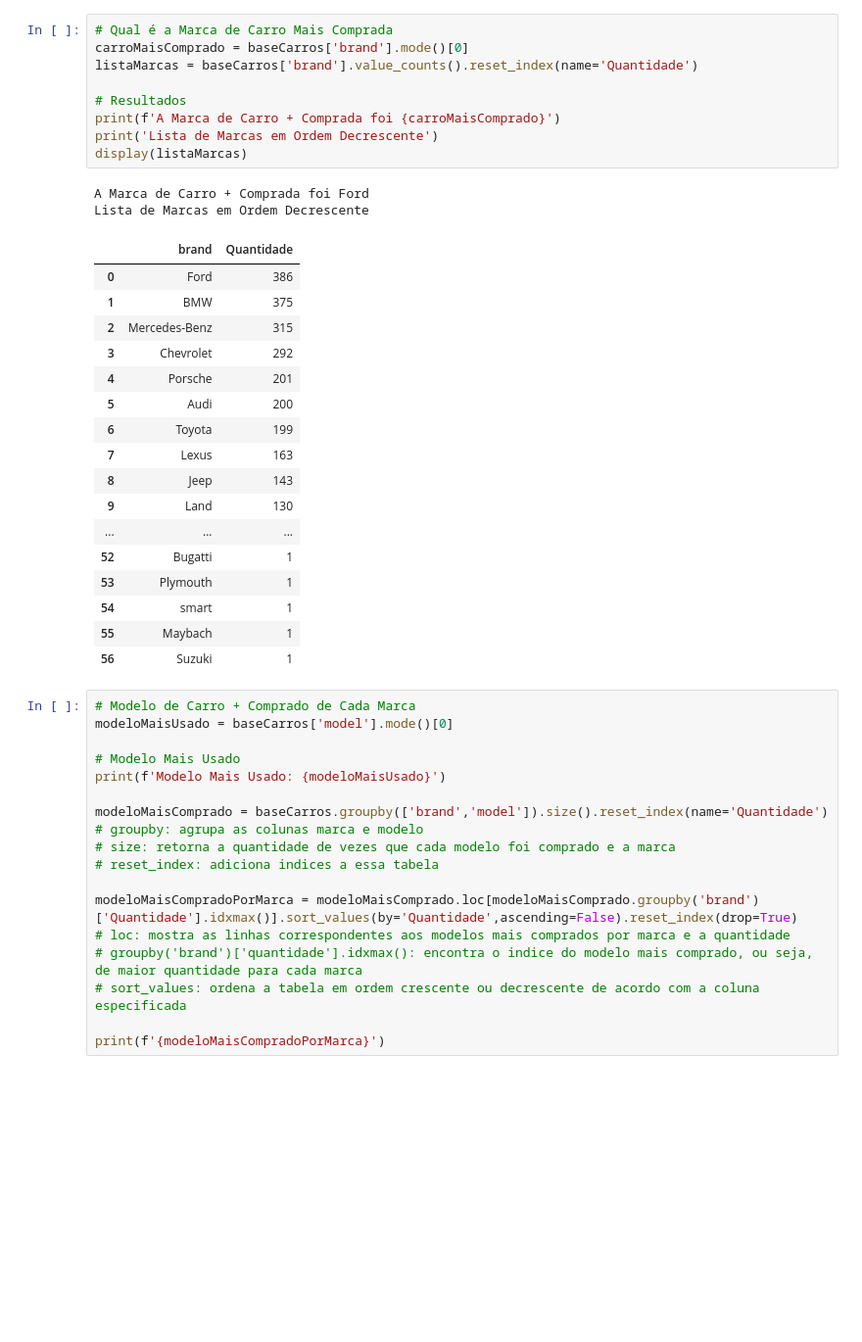
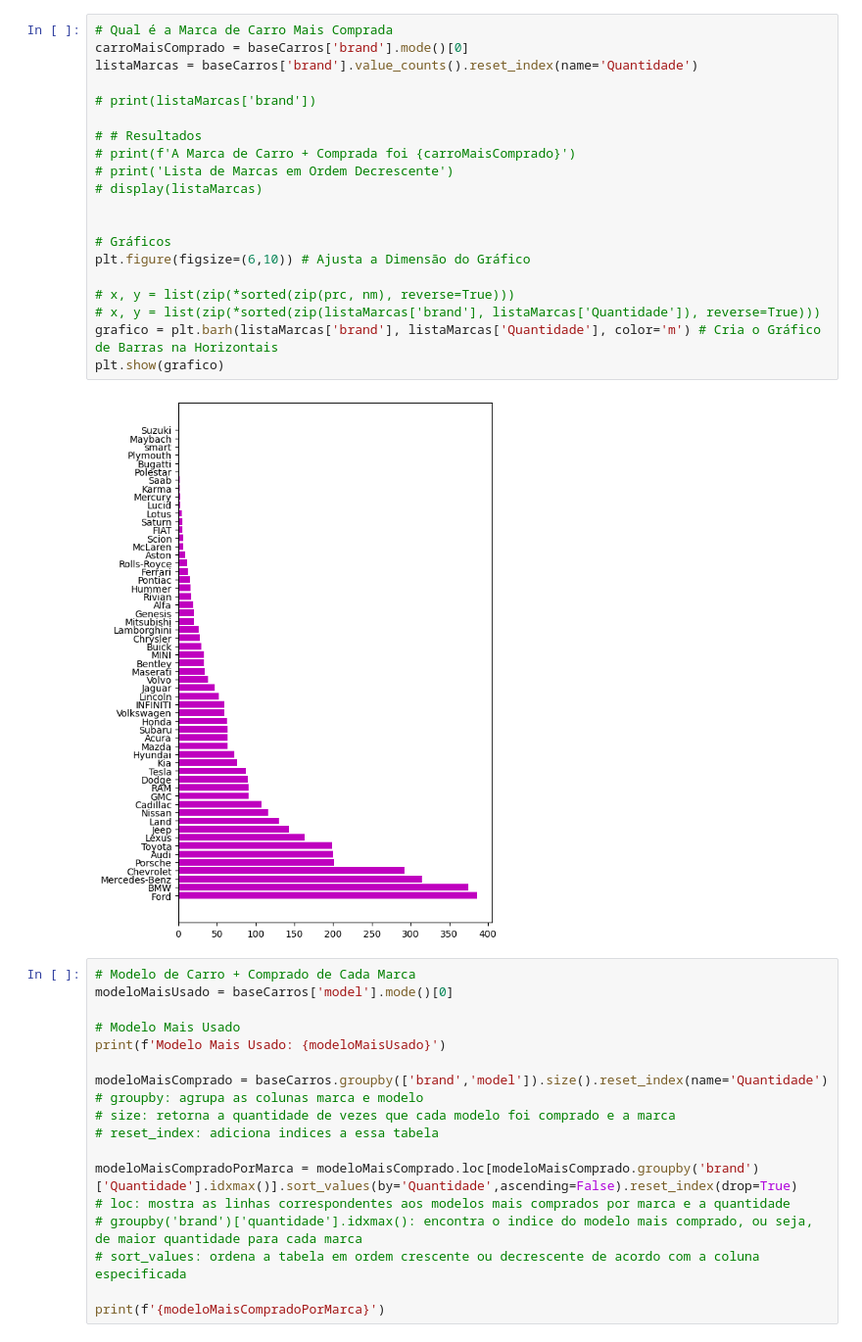
Before and after one commit to GitAlvaro-student/Analise_de_Dados_Carros, a Jupyter notebook: script-python/Carros.ipynb, the cells around one changed output. Shown at 98% size. Drawn from its saved outputs; the diff is of its cells as text; blank space fills up the shorter version.

Commit message:
Colocando Gráficos com Matplotlib

```diff
--- a/script-python/Carros.ipynb
+++ b/script-python/Carros.ipynb
@@ -28,32 +29,25 @@ display(baseCarros)
 # %%
 # Qual é a Marca de Carro Mais Comprada
 carroMaisComprado = baseCarros['brand'].mode()[0]
 listaMarcas = baseCarros['brand'].value_counts().reset_index(name='Quantidade')
 
-# Resultados
-print(f'A Marca de Carro + Comprada foi {carroMaisComprado}')
-print('Lista de Marcas em Ordem Decrescente')
-display(listaMarcas)
+# print(listaMarcas['brand'])
+
+# # Resultados
+# print(f'A Marca de Carro + Comprada foi {carroMaisComprado}')
+# print('Lista de Marcas em Ordem Decrescente')
+# display(listaMarcas)
+
+
+# Gráficos
+plt.figure(figsize=(6,10)) # Ajusta a Dimensão do Gráfico
+
+# x, y = list(zip(*sorted(zip(prc, nm), reverse=True)))
+# x, y = list(zip(*sorted(zip(listaMarcas['brand'], listaMarcas['Quantidade']), reverse=True)))
+grafico = plt.barh(listaMarcas['brand'], listaMarcas['Quantidade'], color='m') # Cria o Gráfico de Barras na Horizontais
+plt.show(grafico)
 # %% [output]
-A Marca de Carro + Comprada foi Ford
-Lista de Marcas em Ordem Decrescente
-|  | brand | Quantidade |
-| 0 | Ford | 386 |
-| 1 | BMW | 375 |
-| 2 | Mercedes-Benz | 315 |
-| 3 | Chevrolet | 292 |
-| 4 | Porsche | 201 |
-| 5 | Audi | 200 |
-| 6 | Toyota | 199 |
-| 7 | Lexus | 163 |
-| 8 | Jeep | 143 |
-| 9 | Land | 130 |
-| ... | ... | ... |
-| 52 | Bugatti | 1 |
-| 53 | Plymouth | 1 |
-| 54 | smart | 1 |
-| 55 | Maybach | 1 |
-| 56 | Suzuki | 1 |
+[figure, added]
 # %%
 # Modelo de Carro + Comprado de Cada Marca
 modeloMaisUsado = baseCarros['model'].mode()[0]
```
Also changed, not shown: parts of 2 cells of this notebook, 2 other files.
